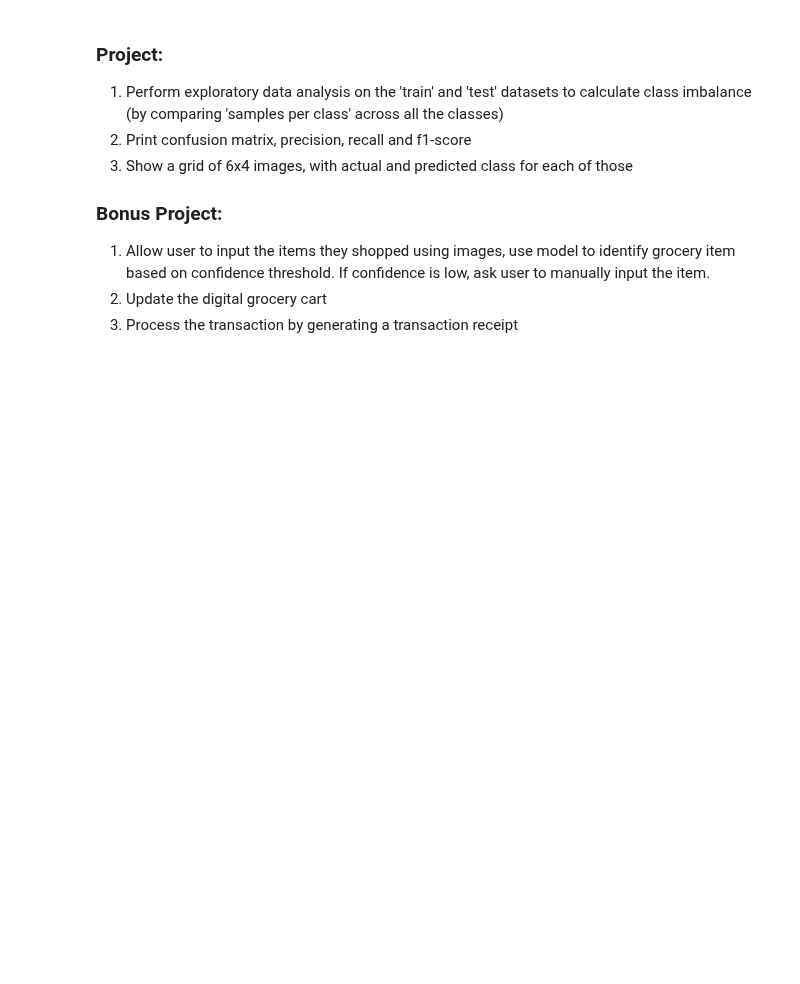
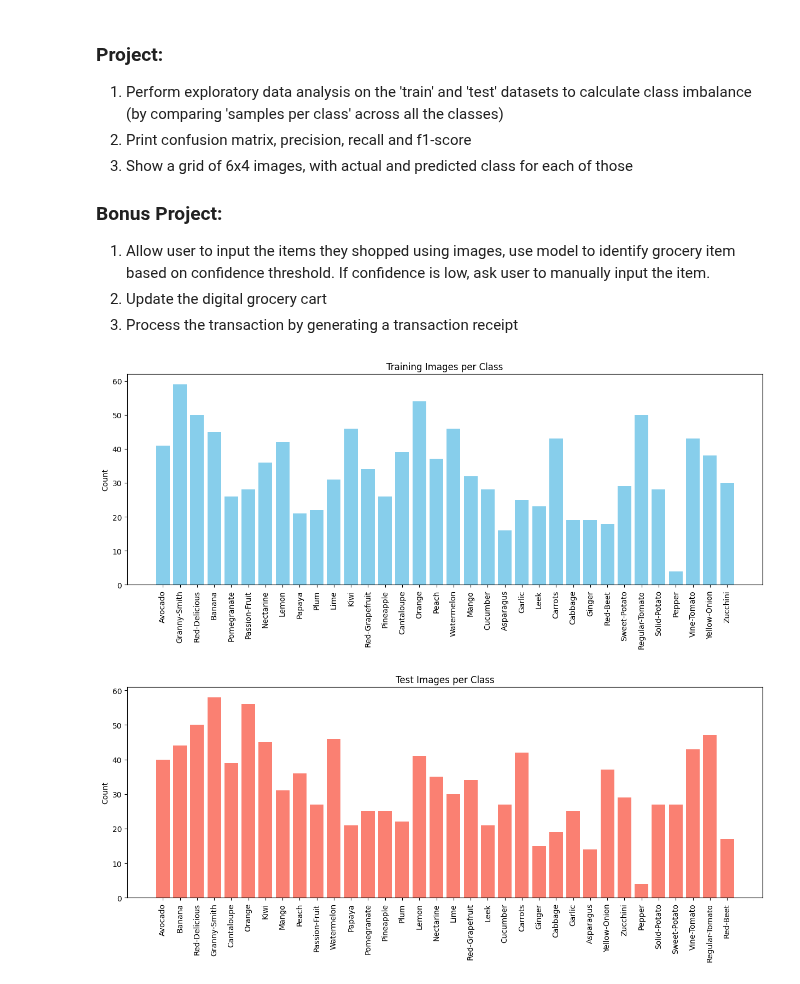
Before and after one commit to oochuru/MLBootCamp25Ochuru, a Jupyter notebook: 9_MLBootcamp_FinalProject.ipynb, the cells around one changed output. Drawn from its saved outputs; the diff is of its cells as text; code cells hidden in the pictures; blank space fills up the shorter version.

Commit message:
Now its working with the dataset and its finalyyyy workingggg

```diff
--- a/9_MLBootcamp_FinalProject.ipynb
+++ b/9_MLBootcamp_FinalProject.ipynb
@@ -274,3 +330,39 @@ Predicted Class: Pineapple, Confidence: 80.23%
 1. Allow user to input the items they shopped using images, use model to identify grocery item based on confidence threshold. If confidence is low, ask user to manually input the item.
 2. Update the digital grocery cart
 3. Process the transaction by generating a transaction receipt
+# %%
+from collections import Counter
+import os
+import matplotlib.pyplot as plt
+
+def get_class_distribution(folder_path):
+    class_counts = Counter()
+    for class_name in os.listdir(folder_path):
+        class_path = os.path.join(folder_path, class_name)
+        if os.path.isdir(class_path):
+            class_counts[class_name] = len(os.listdir(class_path))
+    return class_counts
+
+train_path = '/content/drive/MyDrive/GroceryStoreDataset/train'
+test_path = '/content/drive/MyDrive/GroceryStoreDataset/test'
+
+train_counts = get_class_distribution(train_path)
+test_counts = get_class_distribution(test_path)
+
+# Plotting class distributions
+plt.figure(figsize=(15, 5))
+plt.bar(train_counts.keys(), train_counts.values(), color='skyblue')
+plt.title("Training Images per Class")
+plt.xticks(rotation=90)
+plt.ylabel("Count")
+plt.show()
+
+plt.figure(figsize=(15, 5))
+plt.bar(test_counts.keys(), test_counts.values(), color='salmon')
+plt.title("Test Images per Class")
+plt.xticks(rotation=90)
+plt.ylabel("Count")
+plt.show()
+# %% [output]
+[figure, added]
+[figure, added]
```
Also changed, not shown: parts of 8 cells of this notebook.
